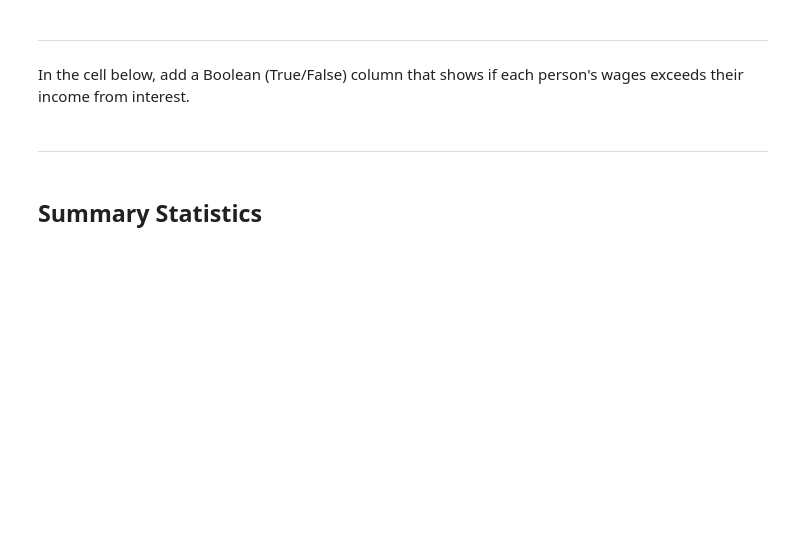
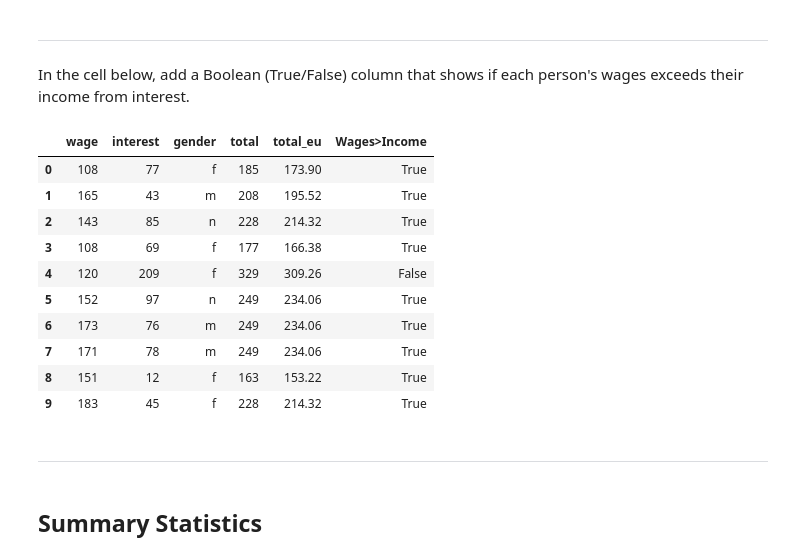
Before and after one commit to scingram1120/FDS-CourseTwo, a Jupyter notebook: T11.ipynb, the cells around one changed output. Drawn from its saved outputs; the diff is of its cells as text; code cells hidden in the pictures; blank space fills up the shorter version.

```diff
--- a/T11.ipynb
+++ b/T11.ipynb
@@ -534,6 +567,20 @@ incomes
 In the cell below, add a Boolean (True/False) column that shows if each person's wages exceeds their income from interest.
 # %%
 # adding a wages vs incomes comparison column
+incomes['Wages>Income']= incomes['wage']> incomes['interest']
+incomes
+# %% [output]
+|  | wage | interest | gender | total | total_eu | Wages>Income |
+| 0 | 108 | 77 | f | 185 | 173.90 | True |
+| 1 | 165 | 43 | m | 208 | 195.52 | True |
+| 2 | 143 | 85 | n | 228 | 214.32 | True |
+| 3 | 108 | 69 | f | 177 | 166.38 | True |
+| 4 | 120 | 209 | f | 329 | 309.26 | False |
+| 5 | 152 | 97 | n | 249 | 234.06 | True |
+| 6 | 173 | 76 | m | 249 | 234.06 | True |
+| 7 | 171 | 78 | m | 249 | 234.06 | True |
+| 8 | 151 | 12 | f | 163 | 153.22 | True |
+| 9 | 183 | 45 | f | 228 | 214.32 | True |
 # %% [markdown]
 ---
 # %% [markdown]
```
Also changed, not shown: parts of 15 cells of this notebook, 6 other files.
